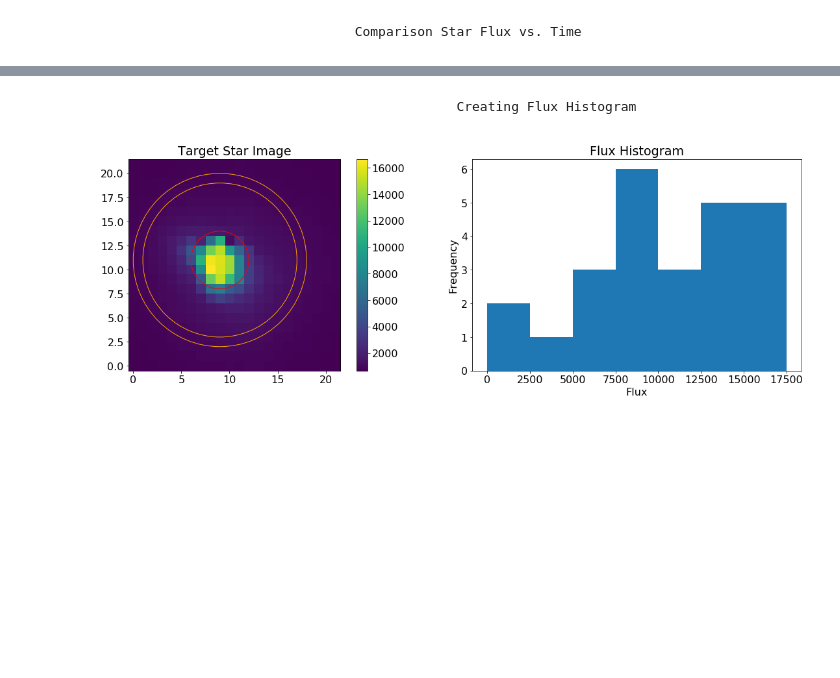
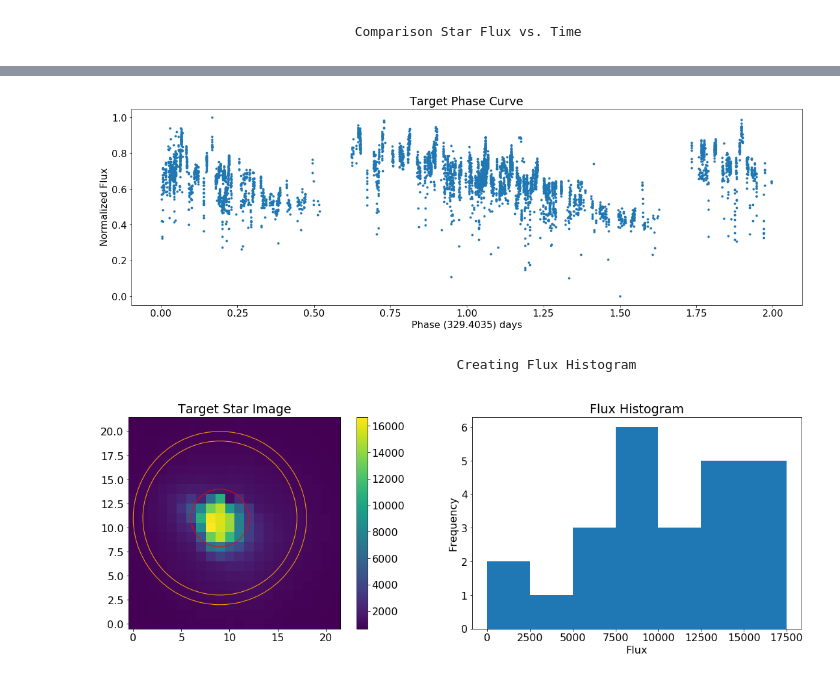
Before and after one commit to joshuapepper/kelt_halo, a Jupyter notebook: KELT Image Data Pipeline KN07.ipynb, the cells around one changed output, grey strips where cells are left out. Saved outputs shown, nothing was run; the diff lists cells and outputs as text; code cells hidden in the pictures; blank space fills up the shorter version.

```diff
--- a/KELT Image Data Pipeline KN07.ipynb
+++ b/KELT Image Data Pipeline KN07.ipynb
@@ -295,2 +337,7 @@ plt.show()
 # %% [markdown]
                                              Star Flux vs. Time
+# %%
+time=[]
+table=np.loadtxt(table_list[0], skiprows=1)
+for line in range(0,len(table)):
+    time.append(table[line][0])
@@ -435,3 +494,13 @@ power value for best period =  0.4029686060562185
+# %%
+# create target phase curve with flux vs. phase
+plt.plot(phase, (final_flux - min(final_flux))/max(final_flux-min(final_flux)), '.')
+plt.title('Target Phase Curve')
+xLabel= 'Phase ('+ str(round(period,4))+ ') days'
+plt.xlabel(xLabel)
+plt.ylabel('Normalized Flux')
+plt.show()
+# %% [output]
+[figure, added]
 # %% [markdown]
                                                 Creating Flux Histogram
 # %%
```
Also changed, not shown: parts of 12 cells of this notebook.
